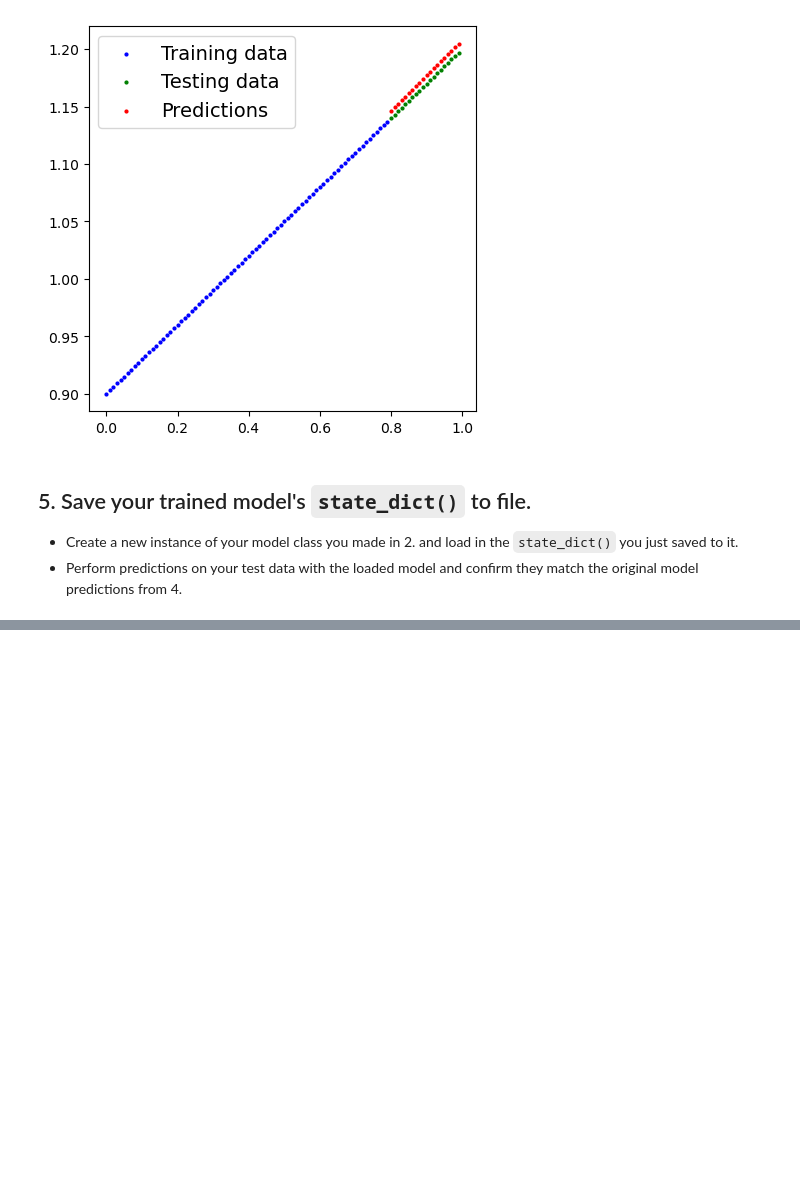
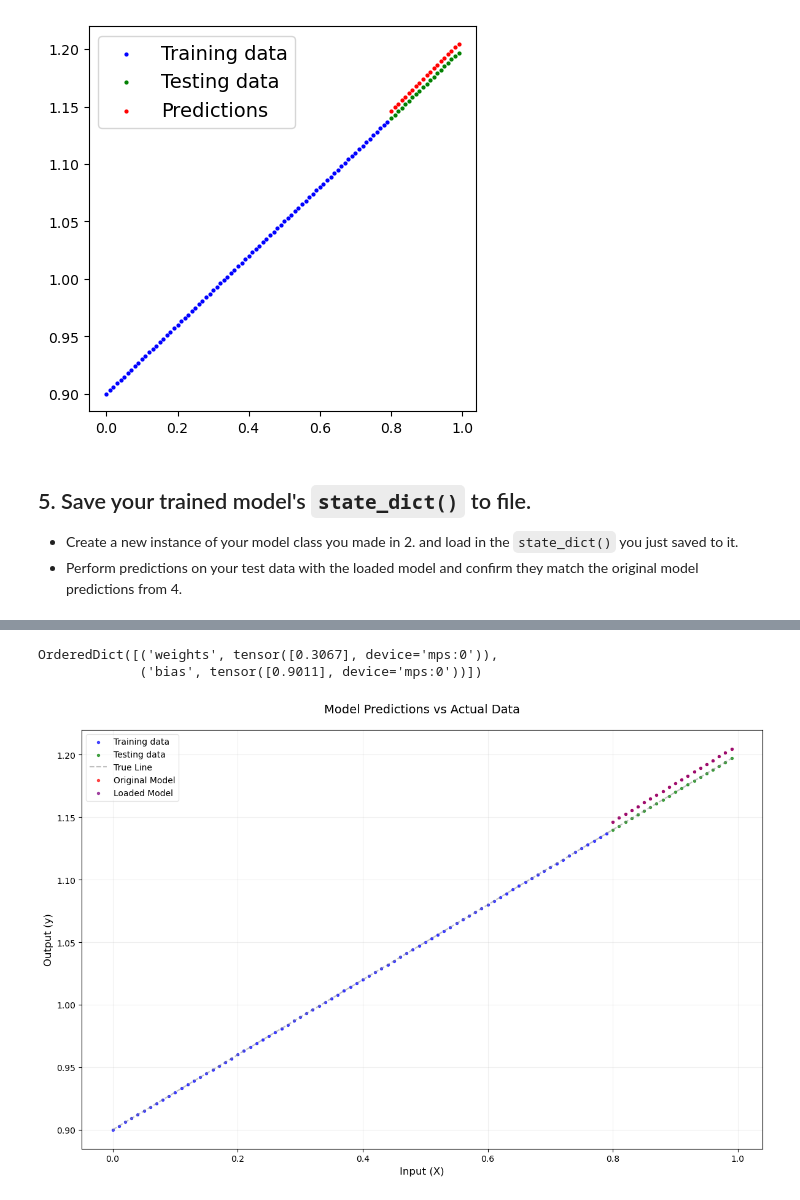
Before and after one commit to Kathir-D/Pytorch-learning, a Jupyter notebook: freecodecamp/Exercises/01_pytorch_workflow_exercises.ipynb, the cells around one changed output, grey strips where cells are left out. Drawn from its saved outputs; the diff is of its cells as text; code cells hidden in the pictures; blank space fills up the shorter version.

```diff
--- a/freecodecamp/Exercises/01_pytorch_workflow_exercises.ipynb
+++ b/freecodecamp/Exercises/01_pytorch_workflow_exercises.ipynb
@@ -317,0 +358,75 @@ from pathlib import Path
+# %%
+loaded_model.state_dict()
+# %% [output]
+OrderedDict([('weights', tensor([0.3067], device='mps:0')),
+             ('bias', tensor([0.9011], device='mps:0'))])
+# %%
+# Make predictions with the model
+model.eval()
+
+with torch.inference_mode():
+    y_preds = model(X_test)
+    # Move predictions to CPU before converting to numpy
+    y_preds = y_preds.cpu()
+
+# Load the saved model
+model_loaded = LinearRegression()
+model_loaded.load_state_dict(torch.load(MODEL_SAVE_PATH))
+model_loaded.to(device)
+model_loaded.eval()
+
+with torch.inference_mode():
+    y_preds_loaded = model_loaded(X_test)
+    # Move predictions to CPU before converting to numpy
+    y_preds_loaded = y_preds_loaded.cpu()
+# %%
+# Move all tensors to CPU first
+train_data_cpu = X_train.cpu()
+train_labels_cpu = y_train.cpu()
+test_data_cpu = X_test.cpu()
+test_labels_cpu = y_test.cpu()
+y_preds_cpu = y_preds.cpu()
+y_preds_loaded_cpu = y_preds_loaded.cpu()
+
+# Enhanced plotting function
+def plot_predictions(train_data=train_data_cpu,
+                    train_labels=train_labels_cpu,
+                    test_data=test_data_cpu,
+                    test_labels=test_labels_cpu,
+                    predictions=y_preds_cpu,
+                    loaded_model_predictions=y_preds_loaded_cpu):
+    """
+    Creates enhanced visualization of model predictions.
+    """
+    plt.figure(figsize=(12, 8))
+
+    # Plot with enhanced styling
+    plt.scatter(train_data, train_labels, c="blue", s=8, alpha=0.7, label="Training data")
+    plt.scatter(test_data, test_labels, c="green", s=8, alpha=0.7, label="Testing data")
+
+    # Plot prediction lines
+    x_line = torch.cat([train_data, test_data]).flatten()
+    y_line = 0.3 * x_line + 0.9
+    plt.plot(x_line, y_line, c='gray', label='True Line', alpha=0.5, linestyle='--')
+
+    if predictions is not None:
+        plt.scatter(test_data, predictions, c="red", s=8, alpha=0.7, label="Original Model")
+
+    if loaded_model_predictions is not None:
+        plt.scatter(test_data, loaded_model_predictions, c="purple", s=8, alpha=0.7, label="Loaded Model")
+
+    # Enhance styling
+    plt.title("Model Predictions vs Actual Data", fontsize=14, pad=20)
+    plt.xlabel("Input (X)", fontsize=12)
+    plt.ylabel("Output (y)", fontsize=12)
+    plt.legend(fontsize=10, framealpha=0.5)
+    plt.grid(True, alpha=0.2)
+
+    # Set better figure margins
+    plt.tight_layout()
+    plt.show()
+
+# Call the enhanced plotting function
+plot_predictions()
+# %% [output]
+[figure, added]
```
Also changed, not shown: parts of 5 cells of this notebook, 5 other files.
